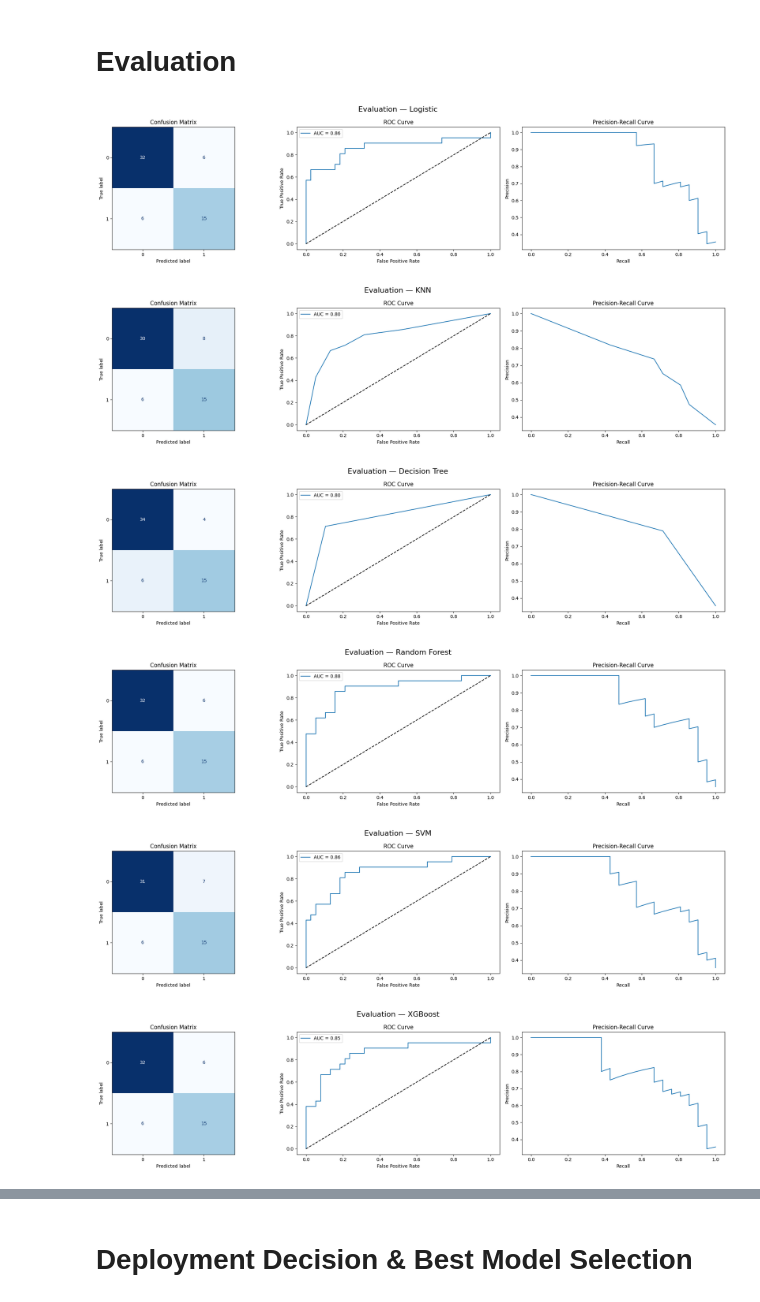
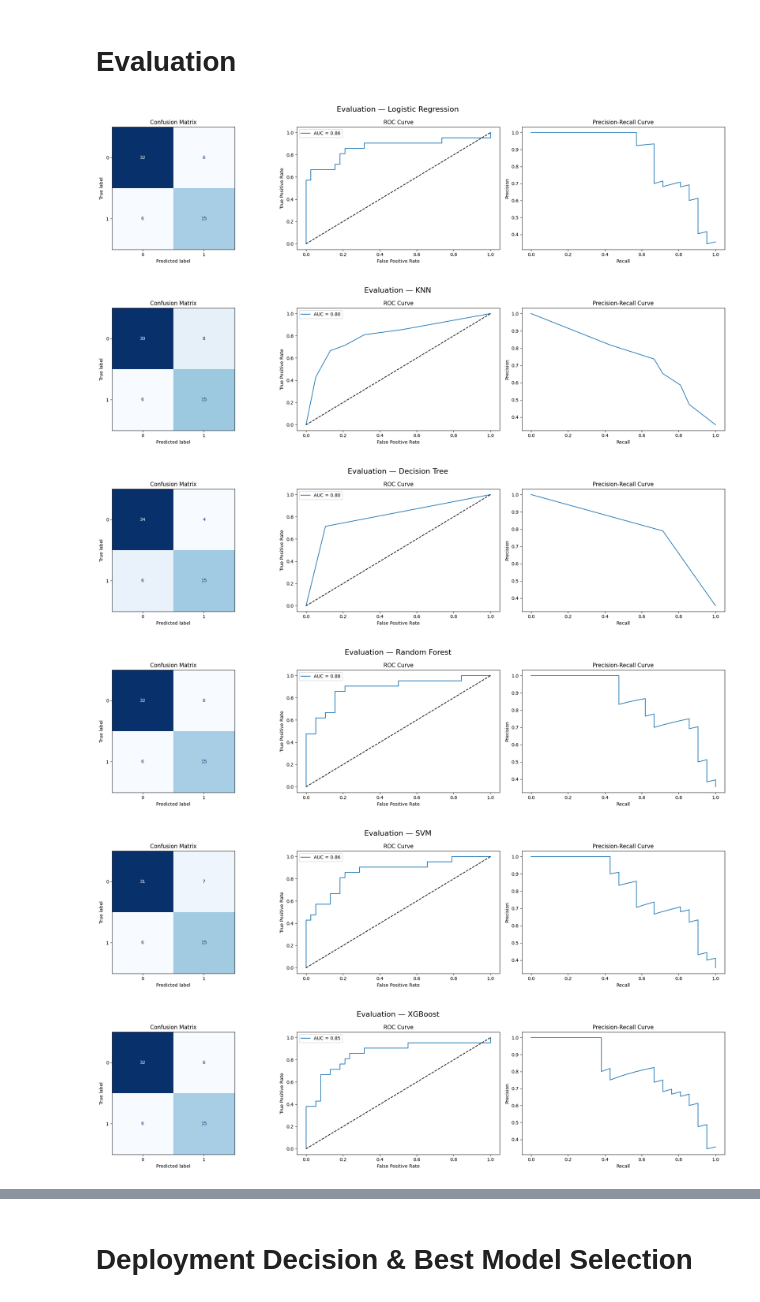
Before and after one commit to saharkaddour/HeartAttackPrediction, a Jupyter notebook: Projet_ML_HeartAttackPrediction.ipynb, the cells around one changed output, grey strips where cells are left out. Saved outputs shown, nothing was run; the diff lists cells and outputs as text; code cells hidden in the pictures.

```diff
--- a/Projet_ML_HeartAttackPrediction.ipynb
+++ b/Projet_ML_HeartAttackPrediction.ipynb
@@ -391,6 +391,15 @@ from sklearn.metrics import (
     confusion_matrix, ConfusionMatrixDisplay
 )
 results = {}
+pipelines = {
+    "Logistic Regression": logistic_pipeline,
+    "KNN": knn_pipeline,
+    "Decision Tree": dt_pipeline,
+    "Random Forest": rf_pipeline,
+    "SVM": svm_pipeline,
+    "XGBoost": xgb_pipeline
+}
+
 for name, pipe in pipelines.items():
 
     #1 Entraînement
@@ -432,34 +441,34 @@ for name, pipe in pipelines.items():
     # Matrice de confusion
     disp = ConfusionMatrixDisplay(confusion_matrix=cm)
     disp.plot(ax=axes[0], cmap="Blues", colorbar=False)
     axes[0].set_title("Confusion Matrix")
 
     # ROC Curve
     axes[1].plot(fpr, tpr, label=f"AUC = {auc:.2f}")
     axes[1].plot([0, 1], [0, 1], "k--")
     axes[1].set_xlabel("False Positive Rate")
     axes[1].set_ylabel("True Positive Rate")
     axes[1].set_title("ROC Curve")
     axes[1].legend()
 
     # Precision-Recall Curve
     axes[2].plot(recall, precision)
     axes[2].set_xlabel("Recall")
     axes[2].set_ylabel("Precision")
     axes[2].set_title("Precision-Recall Curve")
 
     plt.tight_layout()
     plt.show()
 
     results_df = (
     pd.DataFrame(results)
     .T
     .sort_values("Recall (Sensitivity)", ascending=False)
 )
 
 results_df
 # %% [output]
-[figure, old version]
+[figure, new version]
 [figure]
 [figure]
 [figure]
```
Also changed, not shown: parts of 3 cells of this notebook.
